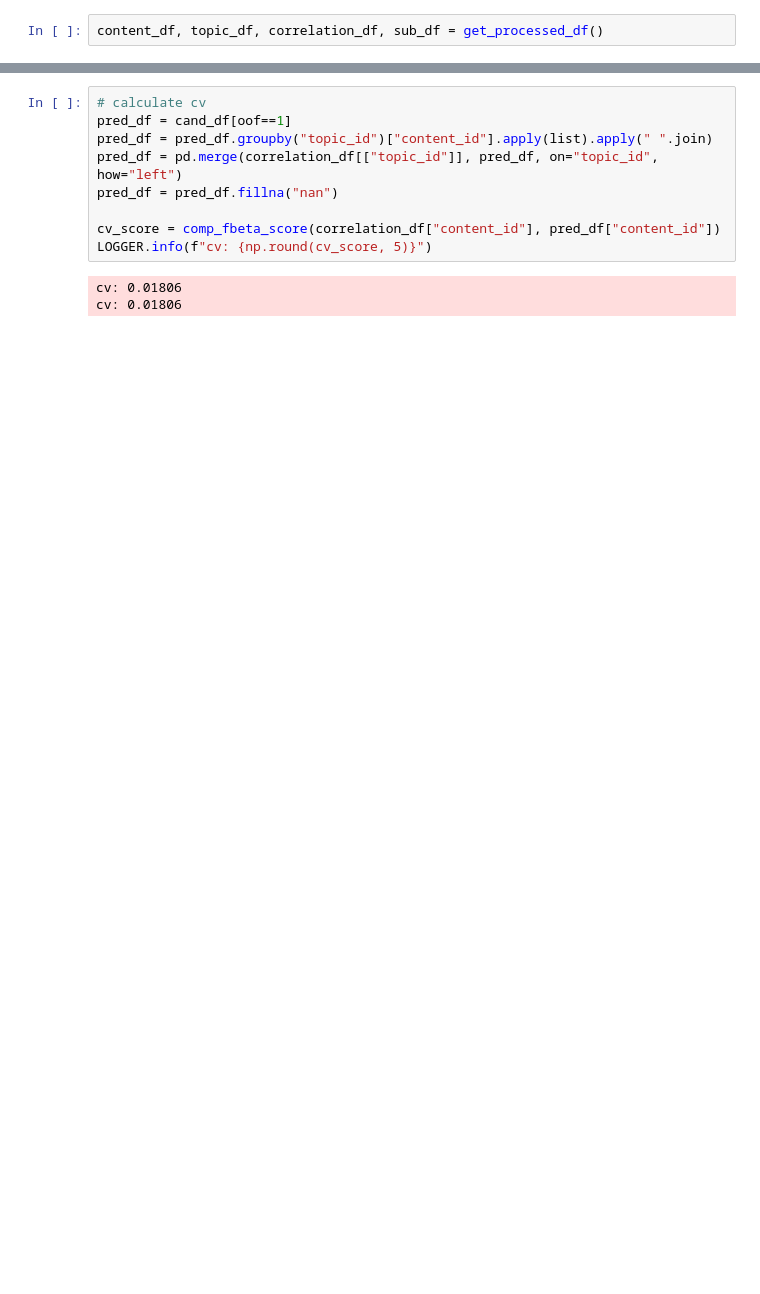
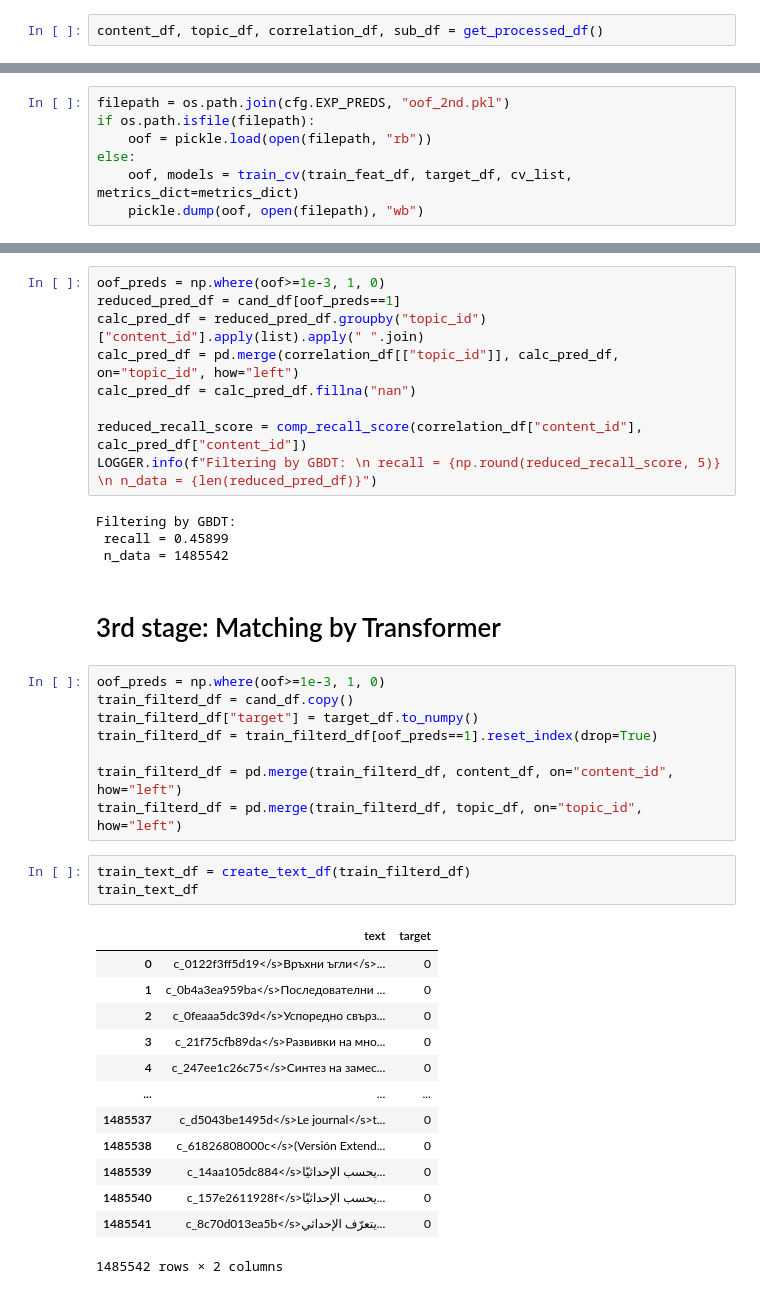
Before and after one commit to shu421/Kaggle_Learning_Equality_Curriculum_Recommendations, a Jupyter notebook: main/exp002.ipynb, the cells around one changed output, grey strips where cells are left out. Saved outputs shown, nothing was run; the diff lists cells and outputs as text; blank space fills up the shorter version.

```diff
--- a/main/exp002.ipynb
+++ b/main/exp002.ipynb
@@ -1571,0 +1141,7 @@ pd.DataFrame(pred_df.groupby("topic_id")["content_id"].apply(list).apply(" ".joi
+# %%
+filepath = os.path.join(cfg.EXP_PREDS, "oof_2nd.pkl")
+if os.path.isfile(filepath):
+    oof = pickle.load(open(filepath, "rb"))
+else:
+    oof, models = train_cv(train_feat_df, target_df, cv_list, metrics_dict=metrics_dict)
+    pickle.dump(oof, open(filepath), "wb")
@@ -1572,13 +1153,41 @@ pd.DataFrame(pred_df.groupby("topic_id")["content_id"].apply(list).apply(" ".joi
 # %%
-# calculate cv
-pred_df = cand_df[oof==1]
-pred_df = pred_df.groupby("topic_id")["content_id"].apply(list).apply(" ".join)
-pred_df = pd.merge(correlation_df[["topic_id"]], pred_df, on="topic_id", how="left")
-pred_df = pred_df.fillna("nan")
+oof_preds = np.where(oof>=1e-3, 1, 0)
+reduced_pred_df = cand_df[oof_preds==1]
+calc_pred_df = reduced_pred_df.groupby("topic_id")["content_id"].apply(list).apply(" ".join)
+calc_pred_df = pd.merge(correlation_df[["topic_id"]], calc_pred_df, on="topic_id", how="left")
+calc_pred_df = calc_pred_df.fillna("nan")
 
-cv_score = comp_fbeta_score(correlation_df["content_id"], pred_df["content_id"])
-LOGGER.info(f"cv: {np.round(cv_score, 5)}")
+reduced_recall_score = comp_recall_score(correlation_df["content_id"], calc_pred_df["content_id"])
+LOGGER.info(f"Filtering by GBDT: \n recall = {np.round(reduced_recall_score, 5)} \n n_data = {len(reduced_pred_df)}")
 # %% [output]
-cv: 0.01806
-cv: 0.01806
+Filtering by GBDT:
+ recall = 0.45899
+ n_data = 1485542
+# %% [markdown]
+# 3rd stage: Matching by Transformer
+# %%
+oof_preds = np.where(oof>=1e-3, 1, 0)
+train_filterd_df = cand_df.copy()
+train_filterd_df["target"] = target_df.to_numpy()
+train_filterd_df = train_filterd_df[oof_preds==1].reset_index(drop=True)
+
+train_filterd_df = pd.merge(train_filterd_df, content_df, on="content_id", how="left")
+train_filterd_df = pd.merge(train_filterd_df, topic_df, on="topic_id", how="left")
+# %%
+train_text_df = create_text_df(train_filterd_df)
+train_text_df
+# %% [output]
+|  | text | target |
+| 0 | c_0122f3ff5d19</s>Връхни ъгли</s>... | 0 |
+| 1 | c_0b4a3ea959ba</s>Последователни ... | 0 |
+| 2 | c_0feaaa5dc39d</s>Успоредно свърз... | 0 |
+| 3 | c_21f75cfb89da</s>Развивки на мно... | 0 |
+| 4 | c_247ee1c26c75</s>Синтез на замес... | 0 |
+| ... | ... | ... |
+| 1485537 | c_d5043be1495d</s>Le journal</s>t... | 0 |
+| 1485538 | c_61826808000c</s>(Versión Extend... | 0 |
+| 1485539 | c_14aa105dc884</s>يحسب الإحداثيّا... | 0 |
+| 1485540 | c_157e2611928f</s>يحسب الإحداثيّا... | 0 |
+| 1485541 | c_8c70d013ea5b</s>يتعرّف الإحداثي... | 0 |
+1485542 rows × 2 columns
 # %%
```
Also changed, not shown: parts of 46 cells of this notebook, 2 other files.
